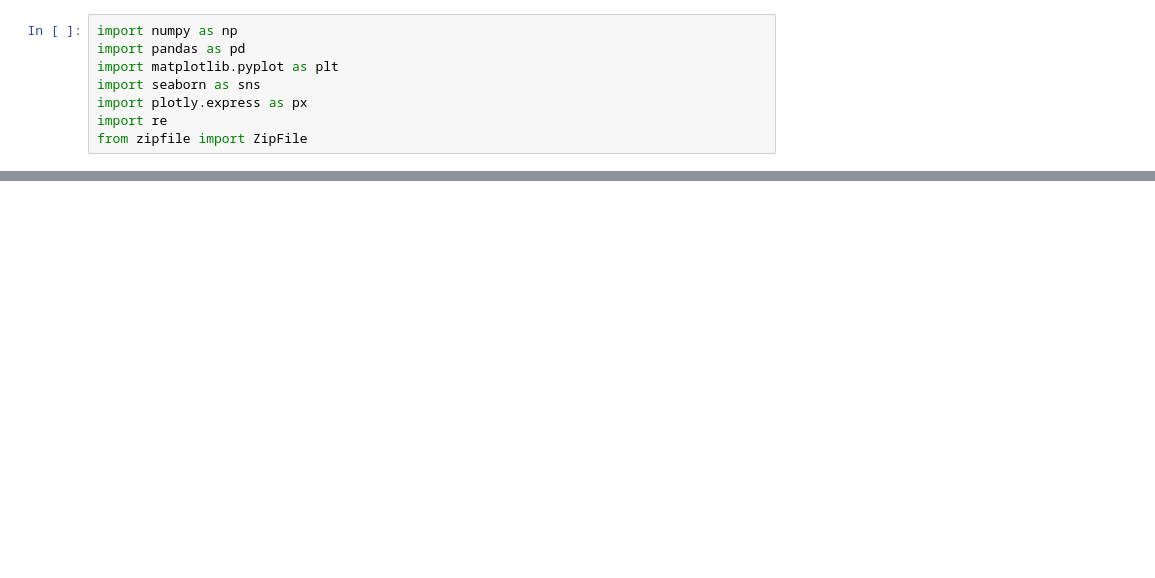
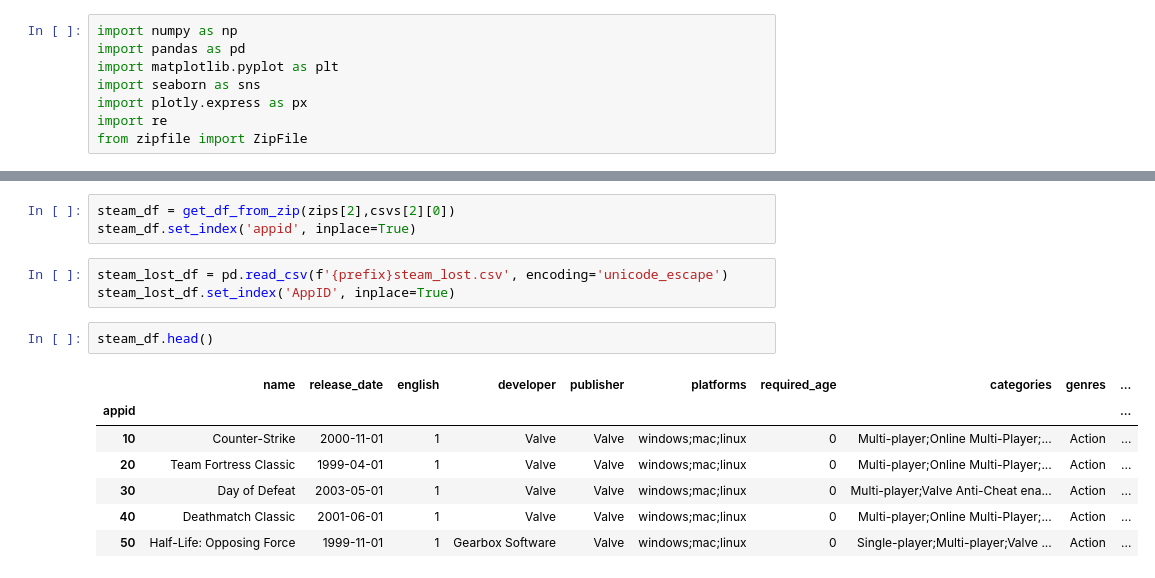
Before and after one commit to ArthurSidle/DataVisCW, a Jupyter notebook: test.ipynb, the cells around one changed output, grey strips where cells are left out. Drawn from its saved outputs; the diff is of its cells as text; blank space fills up the shorter version.

```diff
--- a/test.ipynb
+++ b/test.ipynb
@@ -55,0 +105,16 @@ artist_location_df['coordinates'][0][0]
+# %%
+steam_df = get_df_from_zip(zips[2],csvs[2][0])
+steam_df.set_index('appid', inplace=True)
+# %%
+steam_lost_df = pd.read_csv(f'{prefix}steam_lost.csv', encoding='unicode_escape')
+steam_lost_df.set_index('AppID', inplace=True)
+# %%
+steam_df.head()
+# %% [output]
+|  | name | release_date | english | developer | publisher | platforms | required_age | categories | genres | ... |
+| appid |  |  |  |  |  |  |  |  |  | ... |
+| 10 | Counter-Strike | 2000-11-01 | 1 | Valve | Valve | windows;mac;linux | 0 | Multi-player;Online Multi-Player;... | Action | ... |
+| 20 | Team Fortress Classic | 1999-04-01 | 1 | Valve | Valve | windows;mac;linux | 0 | Multi-player;Online Multi-Player;... | Action | ... |
+| 30 | Day of Defeat | 2003-05-01 | 1 | Valve | Valve | windows;mac;linux | 0 | Multi-player;Valve Anti-Cheat ena... | Action | ... |
+| 40 | Deathmatch Classic | 2001-06-01 | 1 | Valve | Valve | windows;mac;linux | 0 | Multi-player;Online Multi-Player;... | Action | ... |
+| 50 | Half-Life: Opposing Force | 1999-11-01 | 1 | Gearbox Software | Valve | windows;mac;linux | 0 | Single-player;Multi-player;Valve ... | Action | ... |
```
Also changed, not shown: parts of 20 cells of this notebook.
